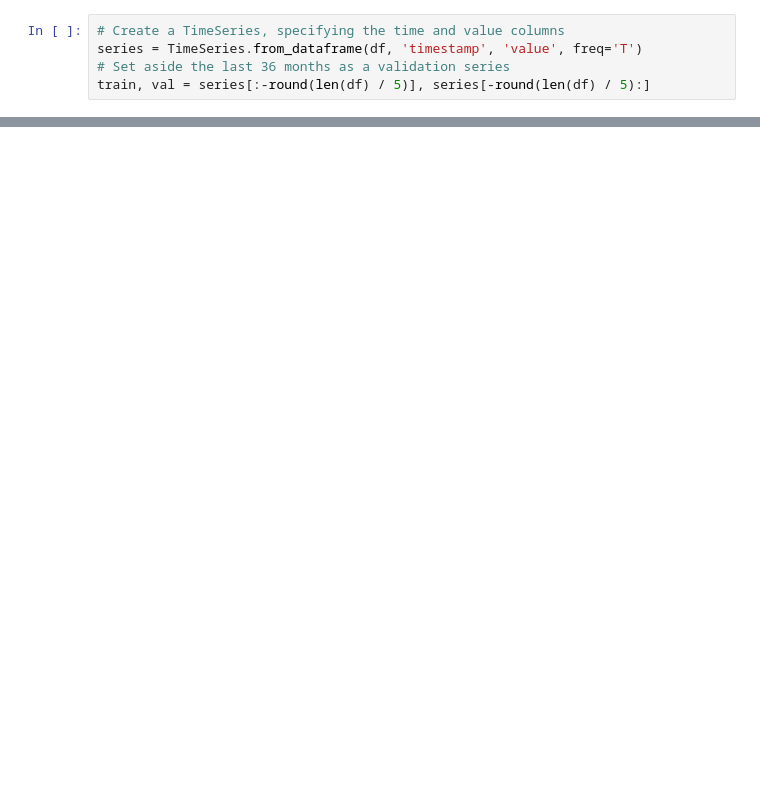
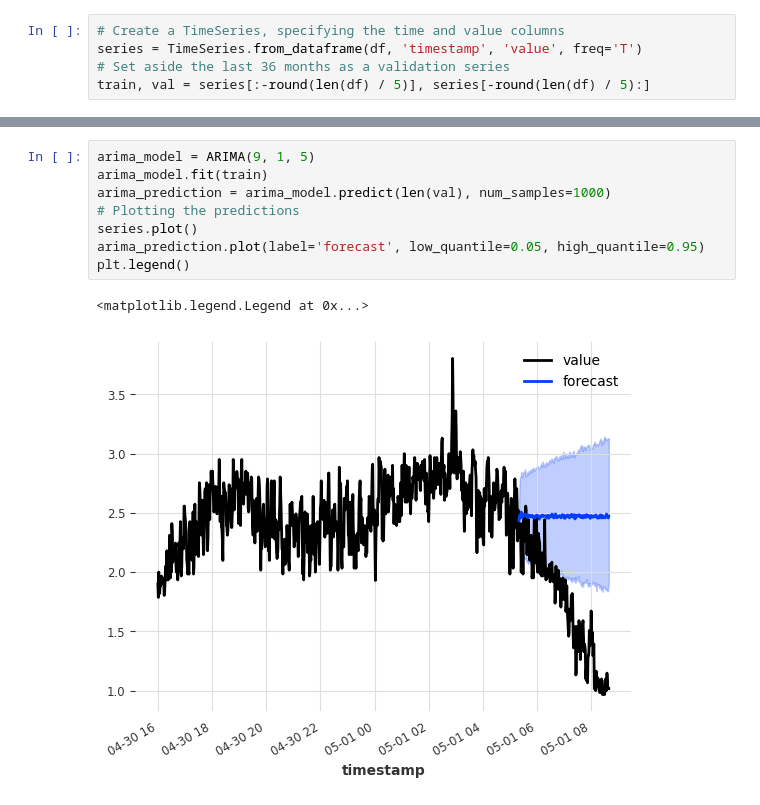
Before and after one commit to m3madadi/datadays, a Jupyter notebook: main.ipynb, the cells around one changed output, grey strips where cells are left out. Cells and saved outputs as stored; diff of their text form; blank space fills up the shorter version.

```diff
--- a/main.ipynb
+++ b/main.ipynb
@@ -35,0 +41,11 @@ plt.legend()
+# %%
+arima_model = ARIMA(9, 1, 5)
+arima_model.fit(train)
+arima_prediction = arima_model.predict(len(val), num_samples=1000)
+# Plotting the predictions
+series.plot()
+arima_prediction.plot(label='forecast', low_quantile=0.05, high_quantile=0.95)
+plt.legend()
+# %% [output]
+<matplotlib.legend.Legend at 0x...>
+[figure, added]
```
Also changed, not shown: parts of 7 cells of this notebook.
